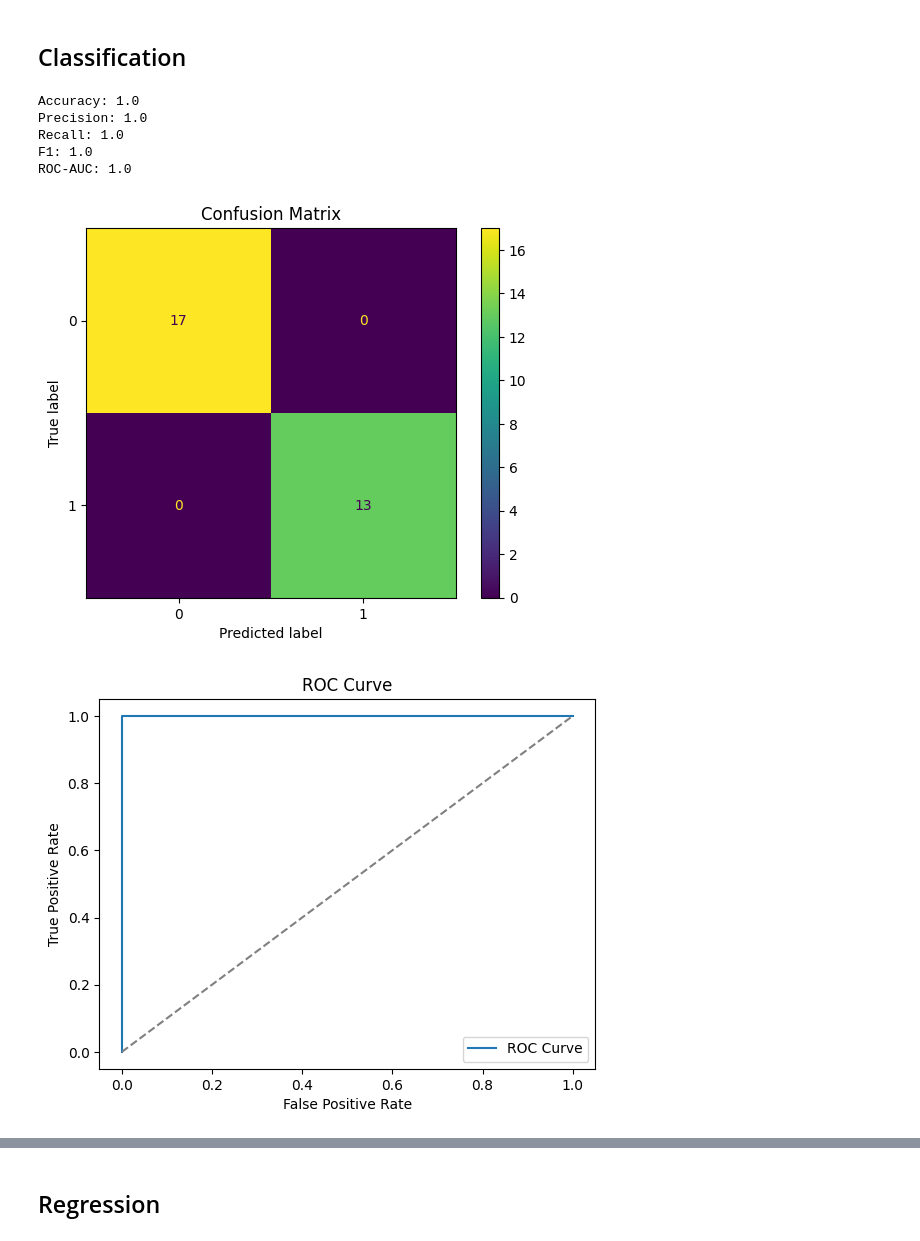
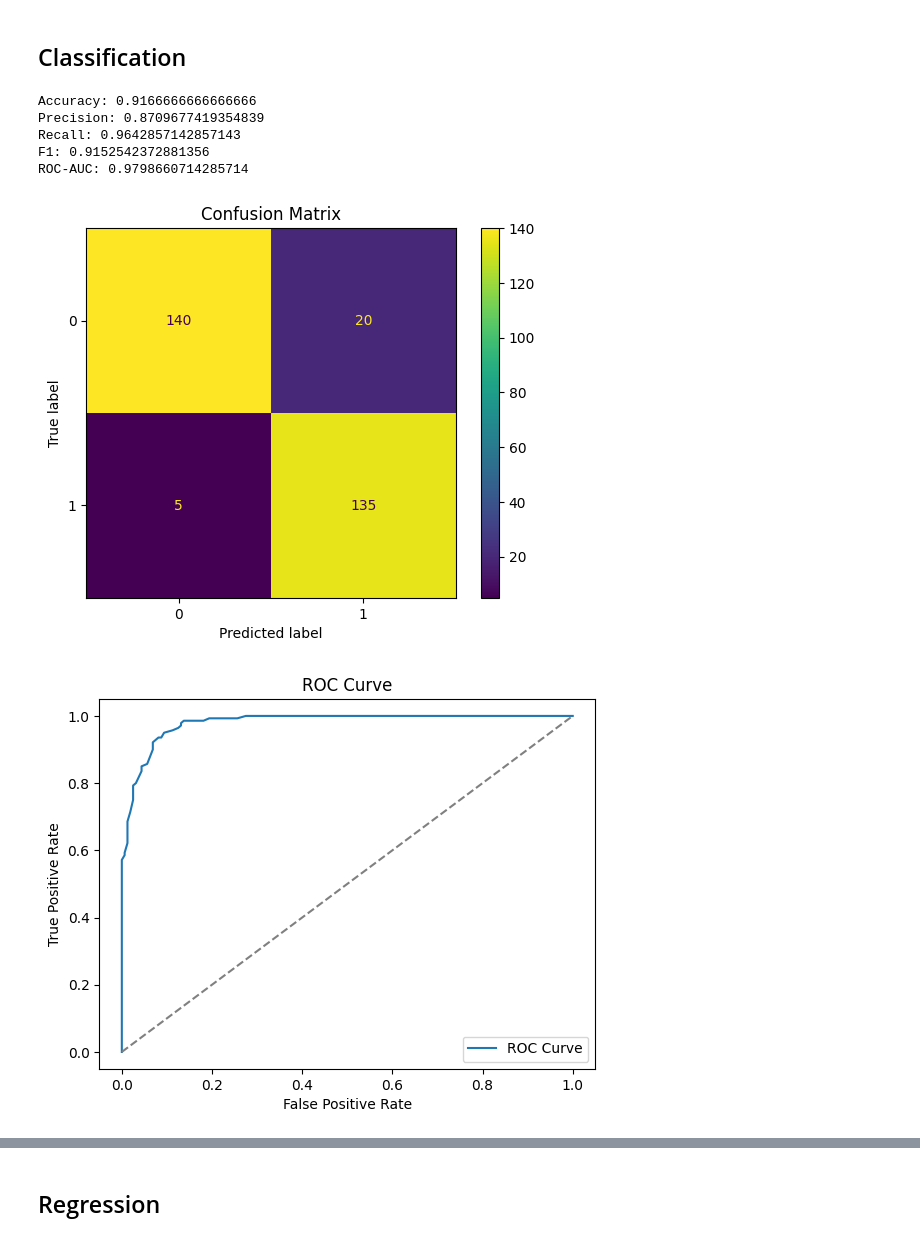
Before and after one commit to KristofarStavrev/classical-machine-learning-revision, a Jupyter notebook: notebooks/4. random_forest.ipynb, the cells around one changed output, grey strips where cells are left out. Drawn from its saved outputs; the diff is of its cells as text; code cells hidden in the pictures.

```diff
--- a/notebooks/4. random_forest.ipynb
+++ b/notebooks/4. random_forest.ipynb
@@ -2,7 +2,7 @@
 ## Classification
 # %%
 import matplotlib.pyplot as plt
-from sklearn.datasets import load_iris
+from sklearn.datasets import make_classification
 from sklearn.ensemble import RandomForestClassifier
 from sklearn.model_selection import train_test_split
 from sklearn.metrics import (
@@ -11,56 +11,52 @@ from sklearn.metrics import (
 )
 import seaborn as sns
 
-# Load dataset
-iris = load_iris()
-X, y = iris.data, iris.target
-
-# Binary classification (just class 0 vs 1)
-X = X[y != 2]
-y = y[y != 2]
+# 1. Generate synthetic data
+X, y = make_classification(
+    n_samples=1000,      # 1000 rows
+    n_features=20,       # 20 features
+    n_informative=10,    # 10 actually useful
+    n_redundant=5,       # 5 redundant (linear combos)
+    random_state=42
+)
 
 # Train/test split
 X_train, X_test, y_train, y_test = train_test_split(X, y, test_size=0.3, random_state=42)
 
 # Model
 clf = RandomForestClassifier(n_estimators=100, random_state=42)
 clf.fit(X_train, y_train)
 
 # Predict
 y_pred = clf.predict(X_test)
 y_proba = clf.predict_proba(X_test)[:, 1]
 
 # Metrics
 print("Accuracy:", accuracy_score(y_test, y_pred))
 print("Precision:", precision_score(y_test, y_pred))
 print("Recall:", recall_score(y_test, y_pred))
 print("F1:", f1_score(y_test, y_pred))
 print("ROC-AUC:", roc_auc_score(y_test, y_proba))
 
-# 📊 Confusion Matrix
+# Confusion Matrix
 ConfusionMatrixDisplay.from_estimator(clf, X_test, y_test)
 plt.title("Confusion Matrix")
 plt.show()
 
-# 📈 ROC Curve
+# ROC Curve
 fpr, tpr, _ = roc_curve(y_test, y_proba)
 plt.plot(fpr, tpr, label="ROC Curve")
 plt.plot([0, 1], [0, 1], linestyle='--', color='gray')
 plt.xlabel("False Positive Rate")
 plt.ylabel("True Positive Rate")
 plt.title("ROC Curve")
 plt.legend()
 plt.show()
-
-# 📊 Feature Importance
-sns.barplot(x=clf.feature_importances_, y=iris.feature_names[:4])
-plt.title("Feature Importances (Classification)")
-plt.show()
 # %% [output]
-Accuracy: 1.0
-Precision: 1.0
-Recall: 1.0
-F1: 1.0
-ROC-AUC: 1.0
+Accuracy: 0.9166666666666666
+Precision: 0.8709677419354839
+Recall: 0.9642857142857143
+F1: 0.9152542372881356
+ROC-AUC: 0.9798660714285714
-[figure, old version]
+[figure, new version]
-[figure, old version]
+[figure, new version]
```
Also changed, not shown: parts of 2 cells of this notebook, 5 other files.
